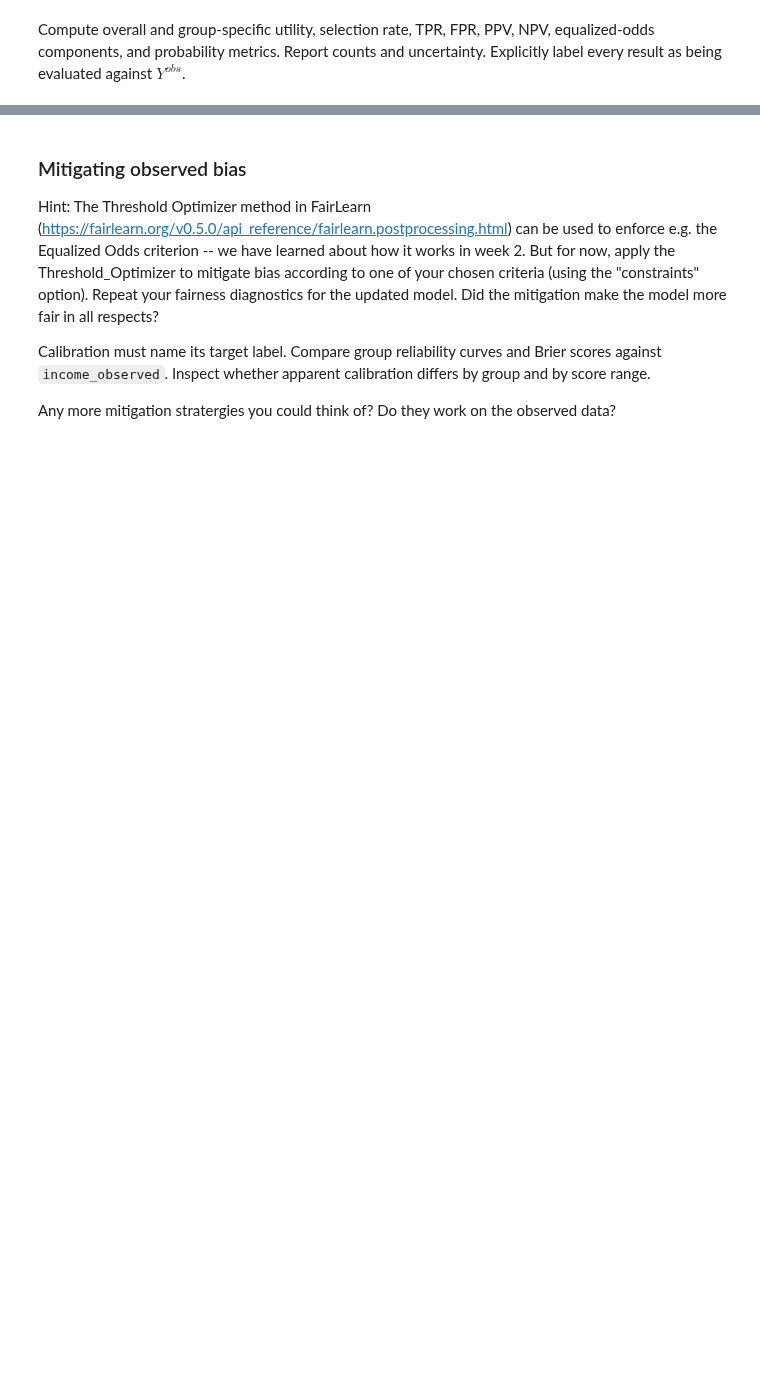
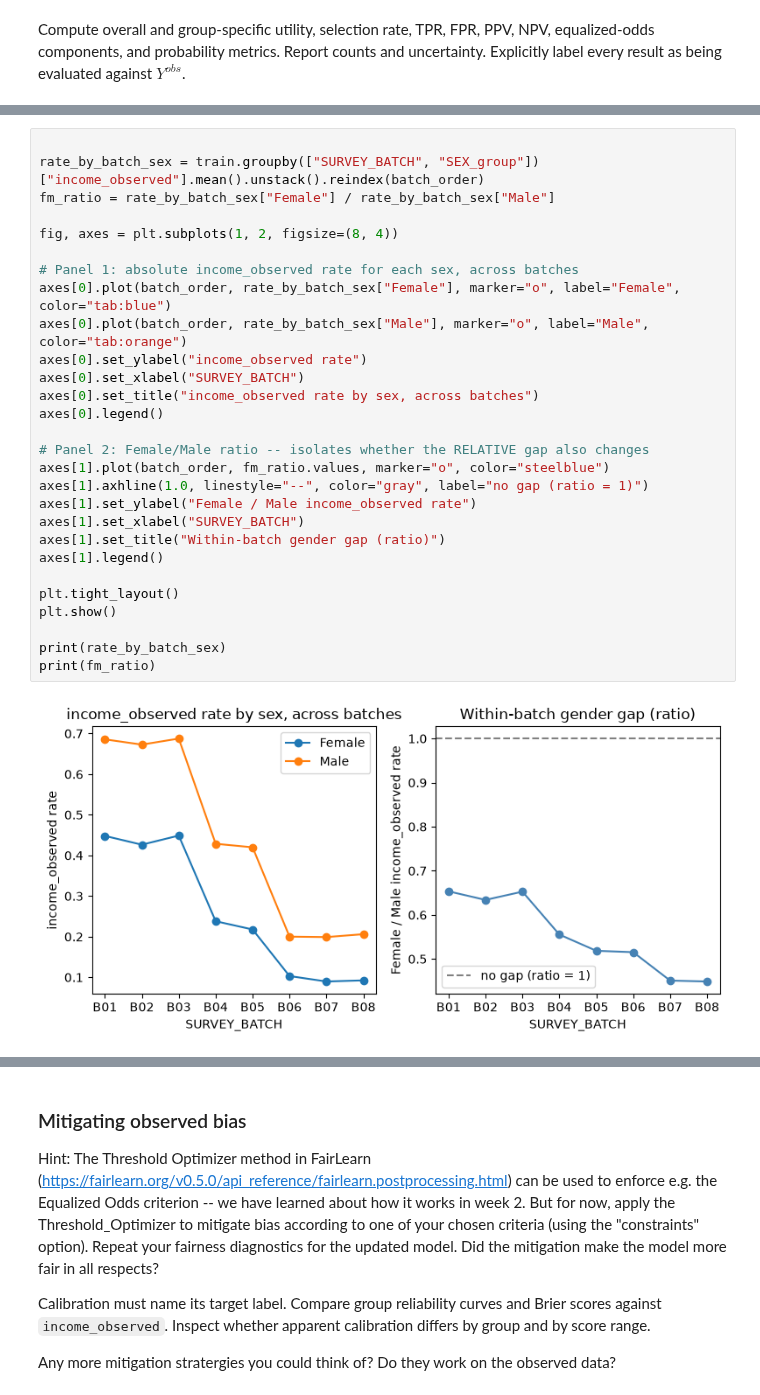
Before and after one commit to Sandra359/Responsible_AI, a Jupyter notebook: notebooks/project1/RS-Week2_Blind_Data_Audit.ipynb, the cells around one changed output, grey strips where cells are left out. Saved outputs shown, nothing was run; the diff lists cells and outputs as text; blank space fills up the shorter version.

```diff
--- a/notebooks/project1/RS-Week2_Blind_Data_Audit.ipynb
+++ b/notebooks/project1/RS-Week2_Blind_Data_Audit.ipynb
@@ -76,0 +599,30 @@ from sklearn.metrics import confusion_matrix, precision_score, recall_score
+# %%
+
+rate_by_batch_sex = train.groupby(["SURVEY_BATCH", "SEX_group"])["income_observed"].mean().unstack().reindex(batch_order)
+fm_ratio = rate_by_batch_sex["Female"] / rate_by_batch_sex["Male"]
+
+fig, axes = plt.subplots(1, 2, figsize=(8, 4))
+
+# Panel 1: absolute income_observed rate for each sex, across batches
+axes[0].plot(batch_order, rate_by_batch_sex["Female"], marker="o", label="Female", color="tab:blue")
+axes[0].plot(batch_order, rate_by_batch_sex["Male"], marker="o", label="Male", color="tab:orange")
+axes[0].set_ylabel("income_observed rate")
+axes[0].set_xlabel("SURVEY_BATCH")
+axes[0].set_title("income_observed rate by sex, across batches")
+axes[0].legend()
+
+# Panel 2: Female/Male ratio -- isolates whether the RELATIVE gap also changes
+axes[1].plot(batch_order, fm_ratio.values, marker="o", color="steelblue")
+axes[1].axhline(1.0, linestyle="--", color="gray", label="no gap (ratio = 1)")
+axes[1].set_ylabel("Female / Male income_observed rate")
+axes[1].set_xlabel("SURVEY_BATCH")
+axes[1].set_title("Within-batch gender gap (ratio)")
+axes[1].legend()
+
+plt.tight_layout()
+plt.show()
+
+print(rate_by_batch_sex)
+print(fm_ratio)
+# %% [output]
+[figure, added]
```
Also changed, not shown: parts of 21 cells of this notebook, 14 other files.
